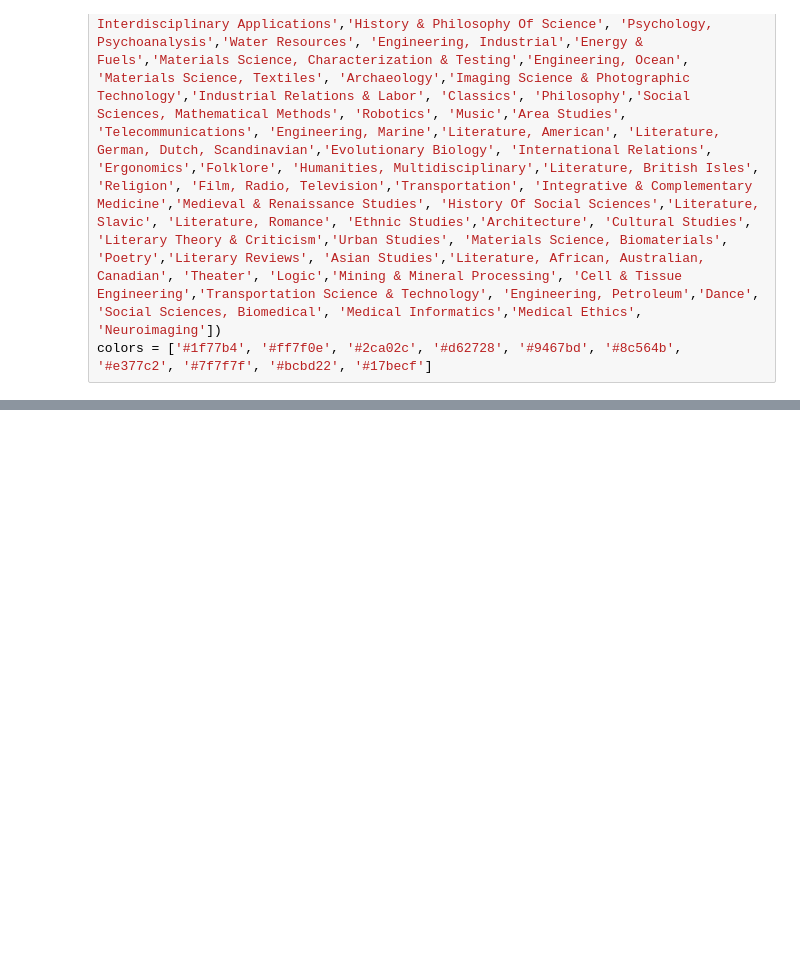
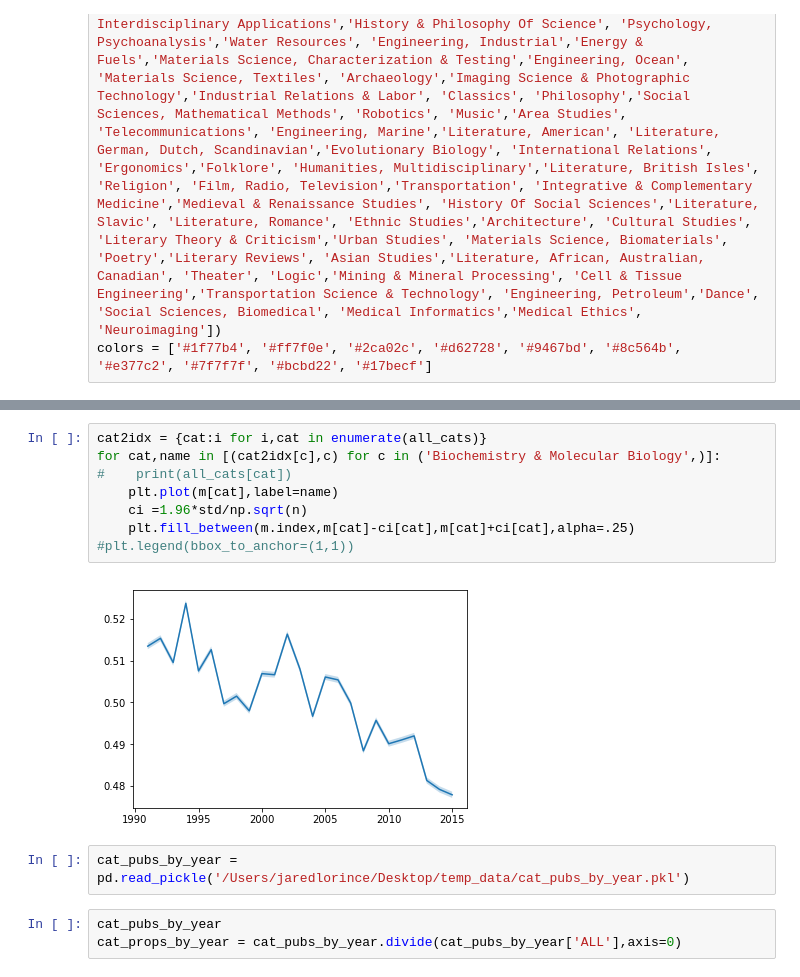
Before and after one commit to jlorince/wos-text-dynamics, a Jupyter notebook: notebooks/eval.ipynb, the cells around one changed output, grey strips where cells are left out. Drawn from its saved outputs; the diff is of its cells as text; blank space fills up the shorter version.

```diff
--- a/notebooks/eval.ipynb
+++ b/notebooks/eval.ipynb
@@ -53,0 +255,15 @@ ax.axhline(acc_df.agree.mean(),c='k',ls='--')
+# %%
+cat2idx = {cat:i for i,cat in enumerate(all_cats)}
+for cat,name in [(cat2idx[c],c) for c in ('Biochemistry & Molecular Biology',)]:
+#    print(all_cats[cat])
+    plt.plot(m[cat],label=name)
+    ci =1.96*std/np.sqrt(n)
+    plt.fill_between(m.index,m[cat]-ci[cat],m[cat]+ci[cat],alpha=.25)
+#plt.legend(bbox_to_anchor=(1,1))
+# %% [output]
+[figure, added]
+# %%
+cat_pubs_by_year = pd.read_pickle('/Users/jaredlorince/Desktop/temp_data/cat_pubs_by_year.pkl')
+# %%
+cat_pubs_by_year
+cat_props_by_year = cat_pubs_by_year.divide(cat_pubs_by_year['ALL'],axis=0)
```
Also changed, not shown: parts of 20 cells of this notebook, 8 other files.
